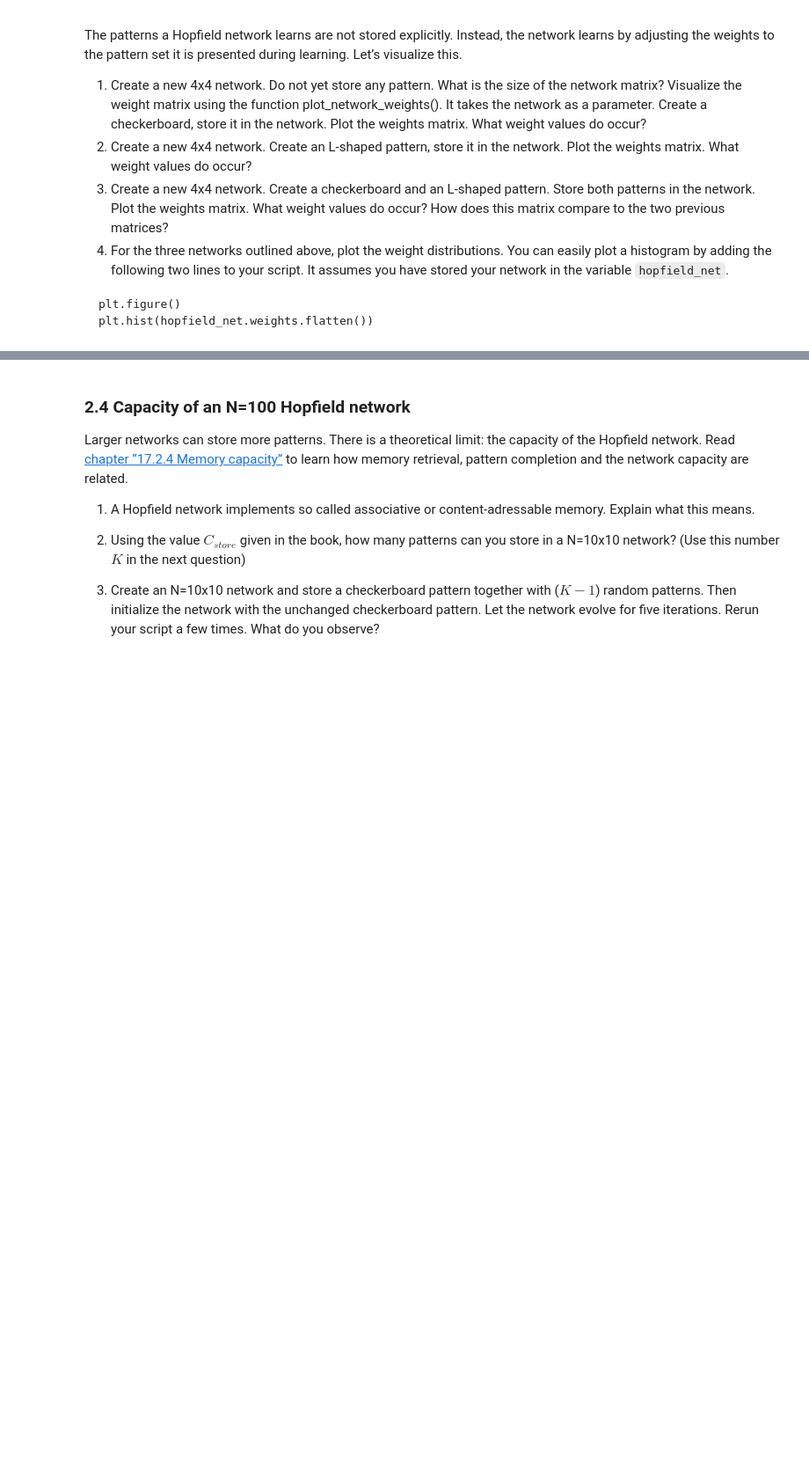
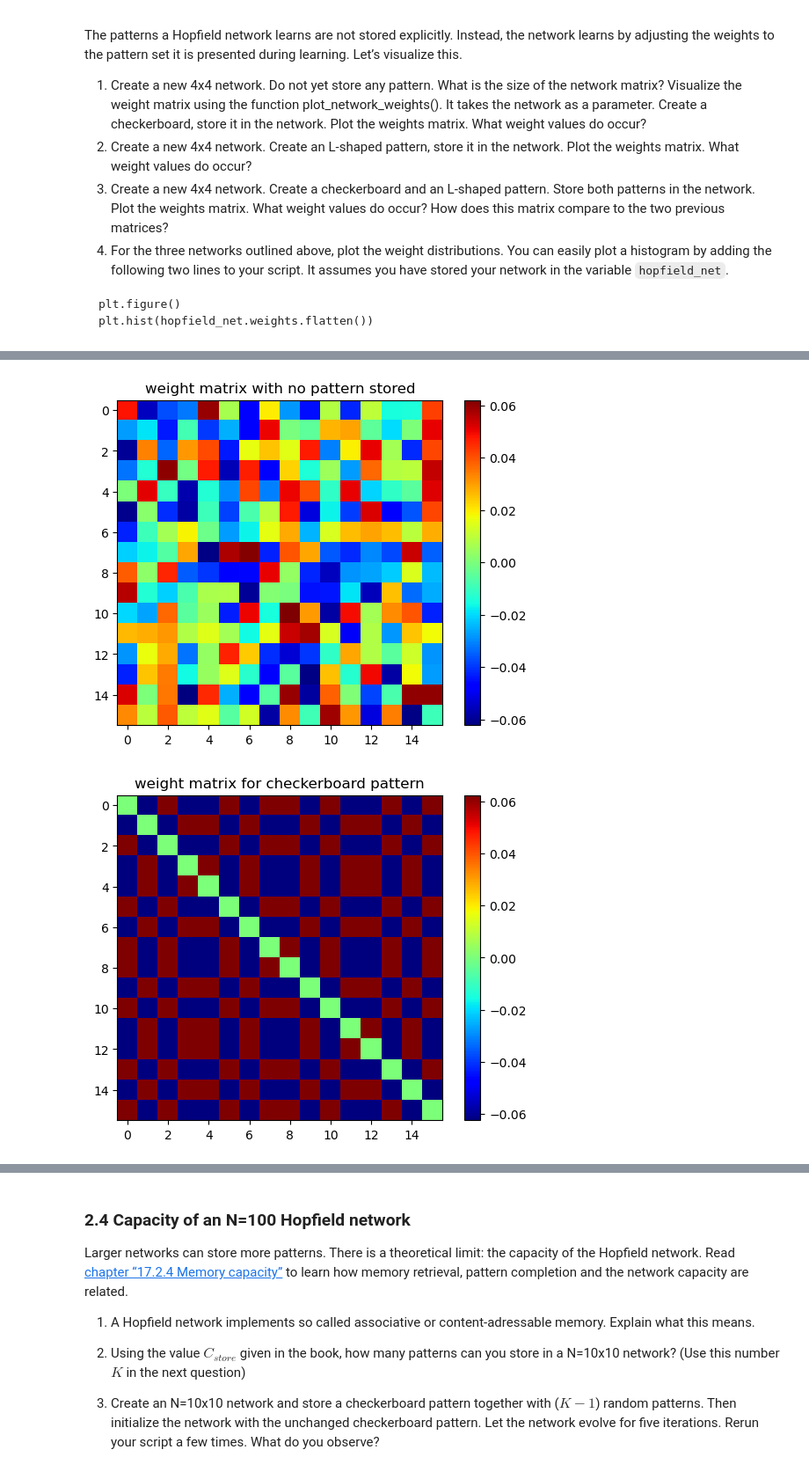
Before and after one commit to WillardFord/BIPN_164, a Jupyter notebook: 2023 BIPN164 HW4.ipynb, the cells around one changed output, grey strips where cells are left out. Shown at 88% size. Cells and saved outputs as stored; diff of their text form; code cells hidden in the pictures; blank space fills up the shorter version.

```diff
--- a/2023 BIPN164 HW4.ipynb
+++ b/2023 BIPN164 HW4.ipynb
@@ -1184,32 +1194,35 @@ plt.hist(hopfield_net.weights.flatten())
 # %%
 #2.3: Question 1
-# TODO: Create a 4x4 network
-pattern_size = ...
+# Create a 4x4 network
+pattern_size = 4
 hopfield_net = HopfieldNetwork(nr_neurons= pattern_size **2)
 
-#TODO: Visualize the weight matrix, it takes the network as a parameter
-plot_network_weights(...)
+# Visualize the weight matrix, it takes the network as a parameter
+plot_network_weights(hopfield_net)
 plt.title('weight matrix with no pattern stored')
 
 factory = PatternFactory(pattern_size, pattern_size)
 
 # create a checkerboard pattern and add it to the pattern list
 checkerboard = factory.create_checkerboard()
 pattern_list = [checkerboard]
 
 
 # let the hopfield network "learn" the patterns. Note: they are not stored
 # explicitly but only network weights are updated !
 hopfield_net.store_patterns(pattern_list)
 
-#TODO: Plot weights matix
-plot_network_weights(...)
+# Plot weights matix
+plot_network_weights(hopfield_net)
 plt.title('weight matrix for checkerboard pattern')
 
 # Visualize distribution
 plt.figure()
 plt.hist(hopfield_net.weights.flatten())
 plt.title('weight distribution for checkerboard pattern')
 plt.xlabel('synaptic weight')
 plt.ylabel('frequency')
 plt.show()
+# %% [output]
+[figure, added]
+[figure, added]
```
Also changed, not shown: parts of 12 cells of this notebook.
